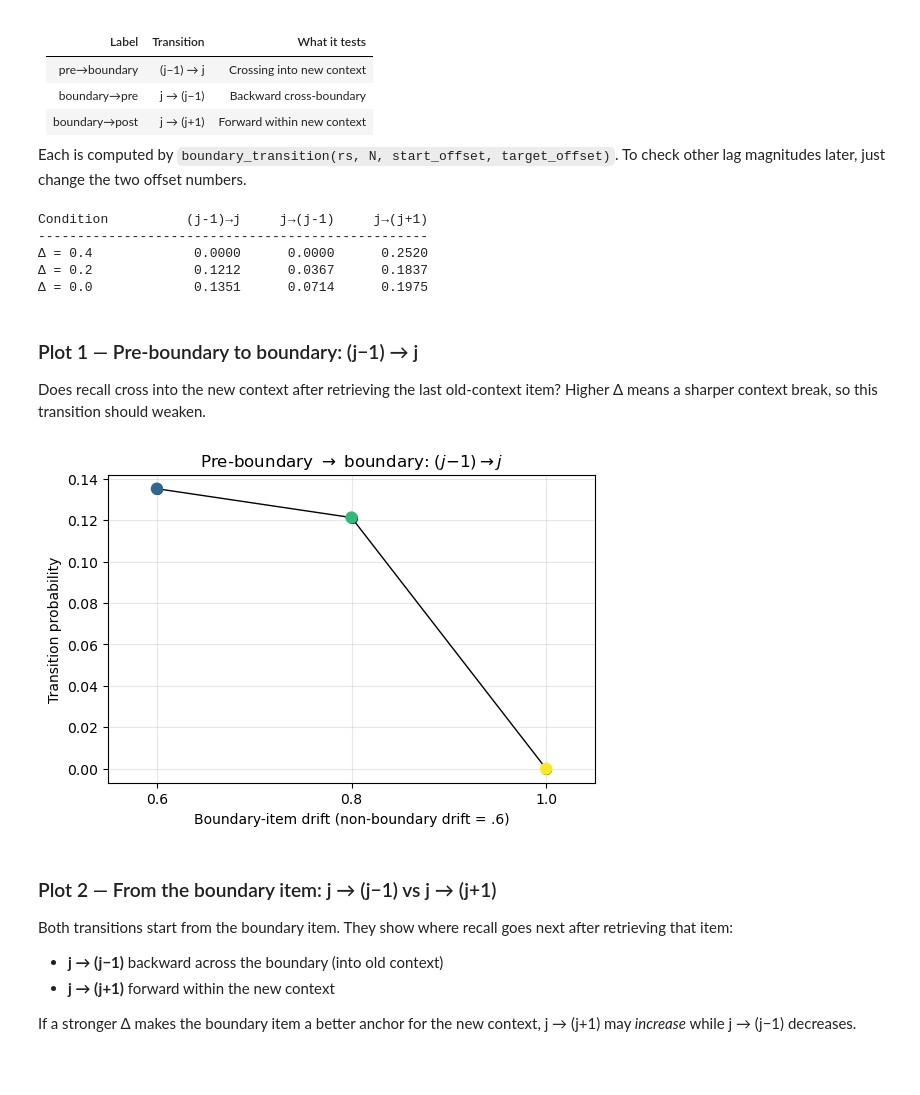
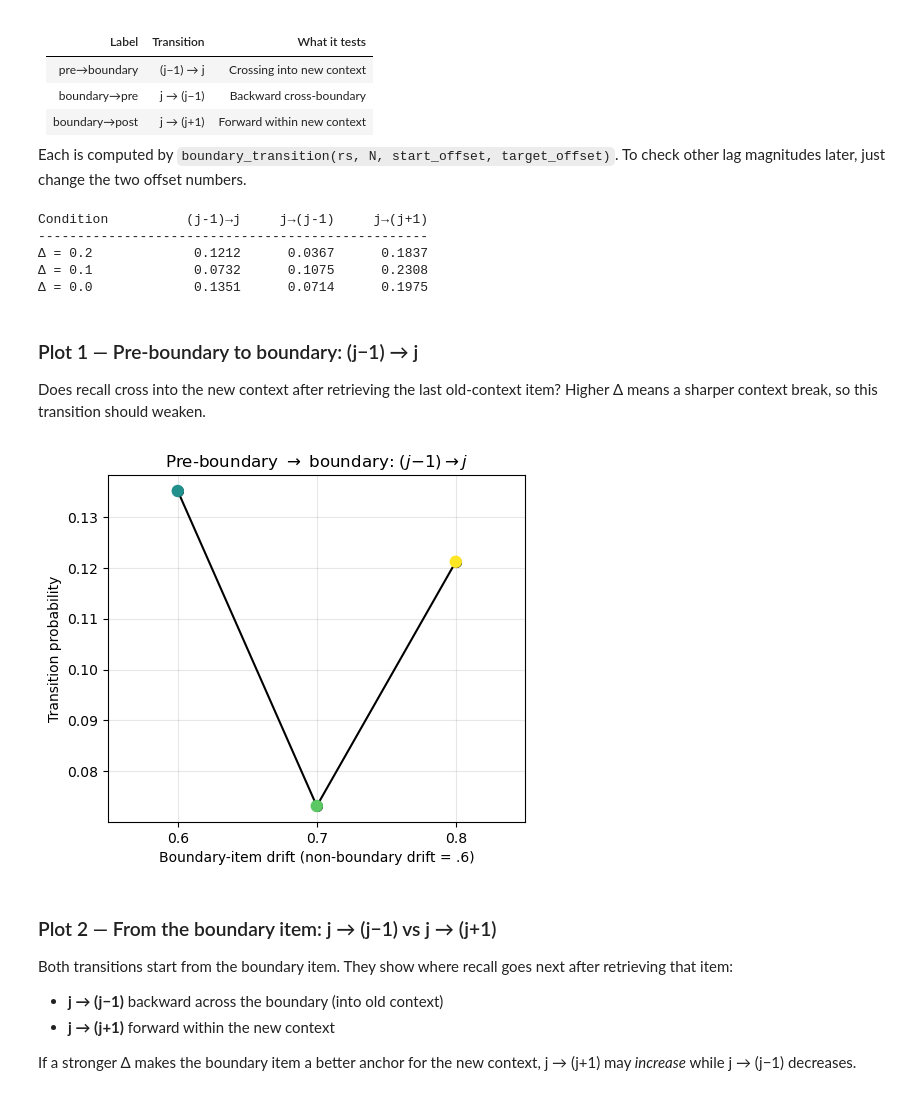
Before and after one commit to beaverjuly/PTSD_MemorySegmentation, a Jupyter notebook: external/CMR_SEM/CMR_boundary_sim/CMR_boundary_sim.ipynb, the cells around one changed output. Drawn from its saved outputs; the diff is of its cells as text; code cells hidden in the pictures; blank space fills up the shorter version.

```diff
--- a/external/CMR_SEM/CMR_boundary_sim/CMR_boundary_sim.ipynb
+++ b/external/CMR_SEM/CMR_boundary_sim/CMR_boundary_sim.ipynb
@@ -101,7 +115,7 @@ for b_non, b_bdy in h2_params:
 
 # ── Unified viridis colour scheme by drift MAGNITUDE, range 0.4–0.8 ──
 cmap = plt.get_cmap('viridis')
-DRIFT_NORM = mpl.colors.Normalize(vmin=0.4, vmax=1.0)
+DRIFT_NORM = mpl.colors.Normalize(vmin=0.4, vmax=0.8)
 
 # H1: colour key = boundary-item drift magnitude B_j = 0.6 + Δ
 B_NON = 0.6
@@ -231,8 +257,8 @@ for label in h1_results:
 # %% [output]
 Condition          (j-1)→j     j→(j-1)     j→(j+1)
 --------------------------------------------------
-Δ = 0.4             0.0000      0.0000      0.2520
 Δ = 0.2             0.1212      0.0367      0.1837
+Δ = 0.1             0.0732      0.1075      0.2308
 Δ = 0.0             0.1351      0.0714      0.1975
 # %% [markdown]
 ### Plot 1 — Pre-boundary to boundary: (j−1) → j
@@ -241,25 +267,25 @@ Does recall cross into the new context after retrieving the
 last old-context item?  Higher Δ means a sharper context break,
 so this transition should weaken.
 # %%
-fig, ax = plt.subplots(figsize=(7, 4))
+fig, ax = plt.subplots(figsize=(6, 4.5))
 fig.subplots_adjust(right=0.82)
 
 y = [h1_pre_to_bdy[f'Δ = {d:.1f}'] for d in h1_deltas]
 point_c = [cmap(DRIFT_NORM(v)) for v in h1_x_drift]
 
-ax.plot(h1_x_drift, y, lw=1, color='black', marker='o', ms=7, zorder=2)
+ax.plot(h1_x_drift, y, lw=1.5, color='black', marker='o', ms=7, zorder=2)
 ax.scatter(h1_x_drift, y, c=point_c, s=80, edgecolor='none', zorder=3)
 
 ax.set_xlabel(r'Boundary-item drift (non-boundary drift = .6)')
 ax.set_ylabel('Transition probability')
 ax.set_title(r'Pre-boundary $\to$ boundary: $(j{-}1) \to j$')
-ax.set_xlim(0.55, 1.05)
-ax.set_xticks([0.6, 0.8, 1.0])
+ax.set_xlim(0.55, 0.85)
+ax.set_xticks([0.6, 0.7, 0.8])
 ax.grid(alpha=0.3)
 
 plt.show()
 # %% [output]
-[figure, old version]
+[figure, new version]
 # %% [markdown]
 ### Plot 2 — From the boundary item: j → (j−1) vs j → (j+1)
 
```
Also changed, not shown: parts of 24 cells of this notebook, 35 other files.
